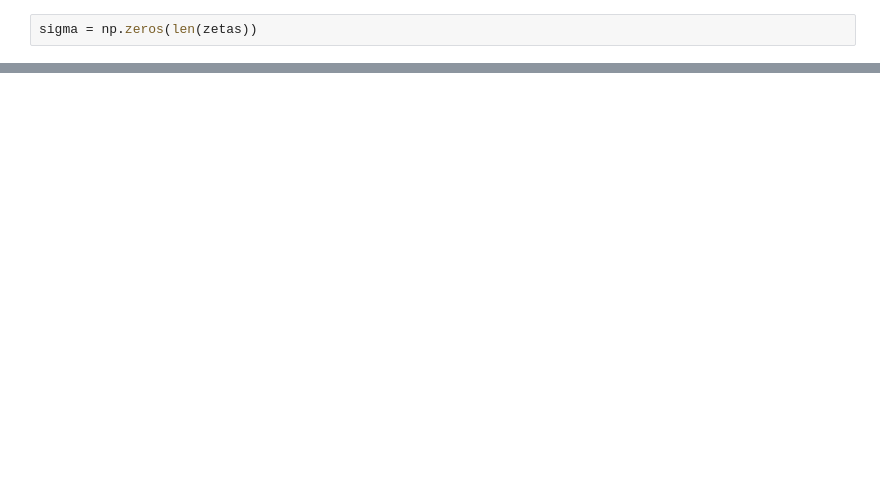
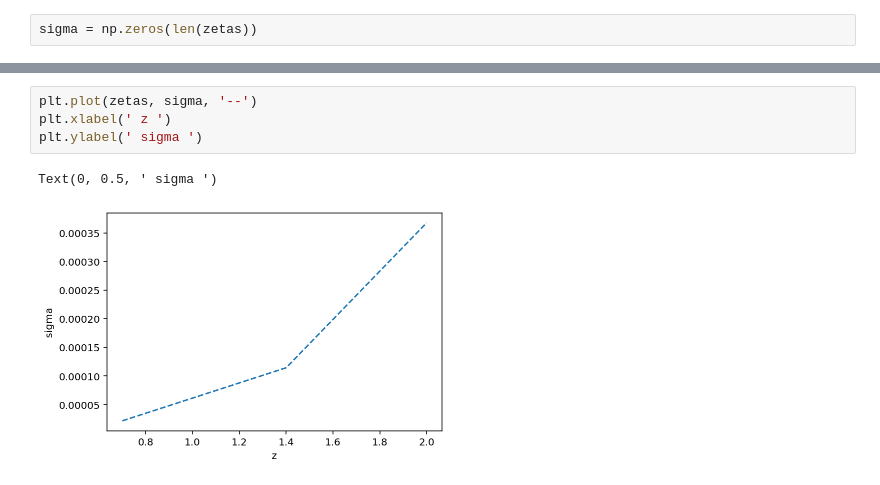
Before and after one commit to Sareva00/Tesi, a Jupyter notebook: GammaGW - Copia.ipynb, the cells around one changed output, grey strips where cells are left out. Cells and saved outputs as stored; diff of their text form; blank space fills up the shorter version.

```diff
--- a/GammaGW - Copia.ipynb
+++ b/GammaGW - Copia.ipynb
@@ -185,0 +217,7 @@ Il valore di gamma trovat è:  0.54  +-  0.0
+# %%
+plt.plot(zetas, sigma, '--')
+plt.xlabel(' z ')
+plt.ylabel(' sigma ')
+# %% [output]
+Text(0, 0.5, ' sigma ')
+[figure, added]
```
Also changed, not shown: parts of 9 cells of this notebook, 2 other files.
